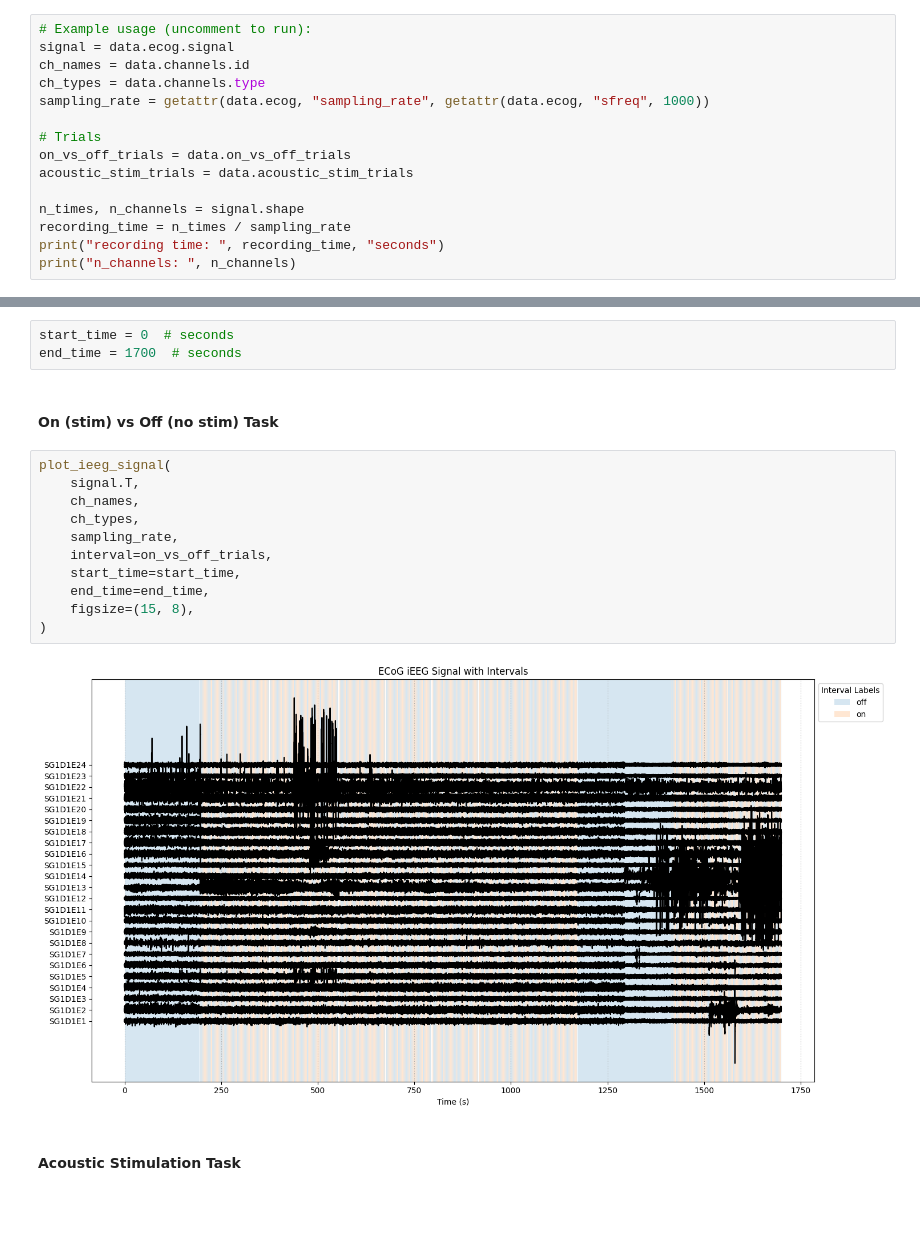
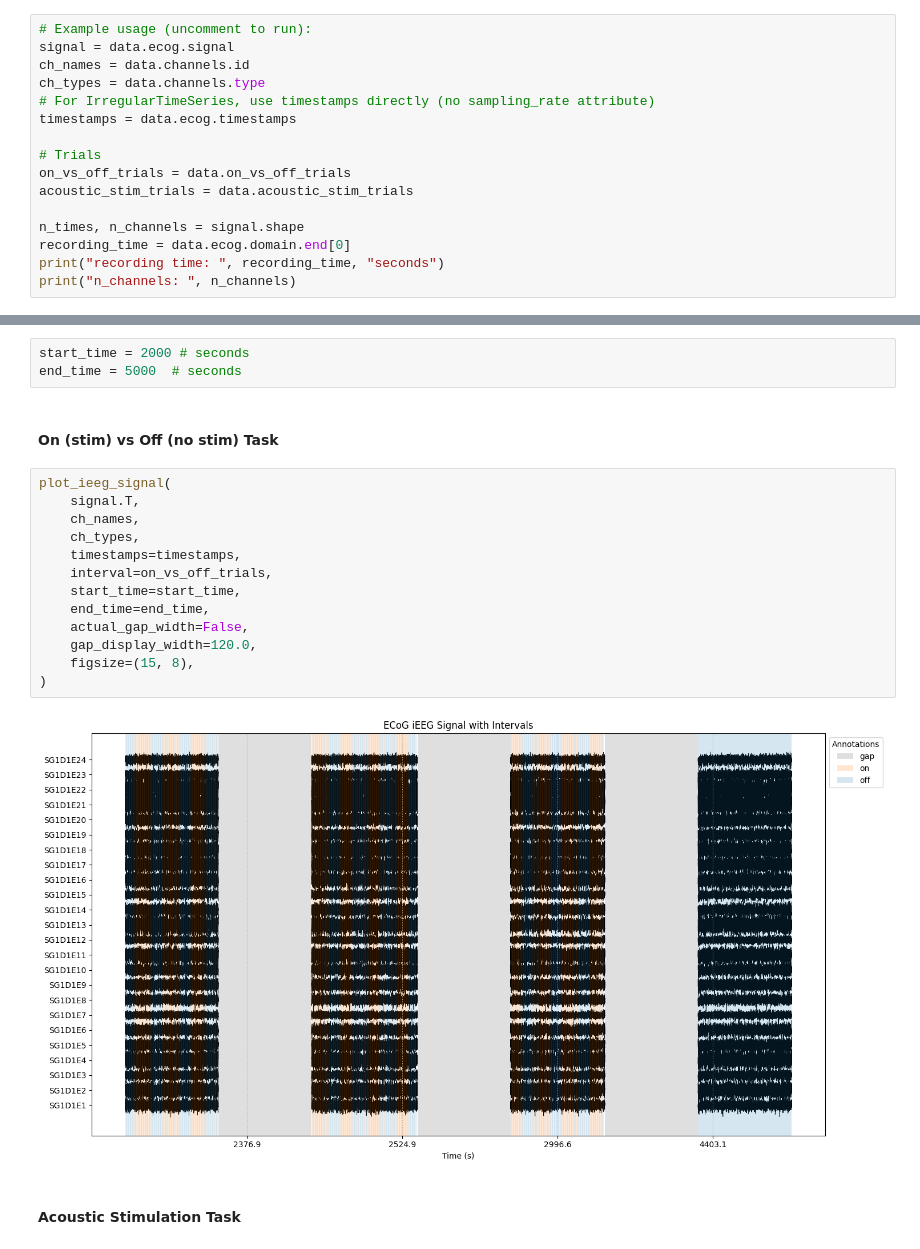
Before and after one commit to neuro-galaxy/brainsets, a Jupyter notebook: brainsets_pipelines/neurosoft_minipigs_2026/data_vis.ipynb, the cells around one changed output, grey strips where cells are left out. Cells and saved outputs as stored; diff of their text form; blank space fills up the shorter version.

Commit message:
Modified plotting function to accept irregular time series

```diff
--- a/brainsets_pipelines/neurosoft_minipigs_2026/data_vis.ipynb
+++ b/brainsets_pipelines/neurosoft_minipigs_2026/data_vis.ipynb
@@ -157,14 +250,15 @@ def plot_ieeg_signal(
 signal = data.ecog.signal
 ch_names = data.channels.id
 ch_types = data.channels.type
-sampling_rate = getattr(data.ecog, "sampling_rate", getattr(data.ecog, "sfreq", 1000))
+# For IrregularTimeSeries, use timestamps directly (no sampling_rate attribute)
+timestamps = data.ecog.timestamps
 
 # Trials
 on_vs_off_trials = data.on_vs_off_trials
 acoustic_stim_trials = data.acoustic_stim_trials
 
 n_times, n_channels = signal.shape
-recording_time = n_times / sampling_rate
+recording_time = data.ecog.domain.end[0]
 print("recording time: ", recording_time, "seconds")
 print("n_channels: ", n_channels)
 # %% [output]
@@ -172,22 +266,24 @@ recording time:  1710.5 seconds
 n_channels:  32
 # %%
-start_time = 0  # seconds
-end_time = 1700  # seconds
+start_time = 2000 # seconds
+end_time = 5000  # seconds
 # %% [markdown]
 #### On (stim) vs Off (no stim) Task
 # %%
 plot_ieeg_signal(
     signal.T,
     ch_names,
     ch_types,
-    sampling_rate,
+    timestamps=timestamps,
     interval=on_vs_off_trials,
     start_time=start_time,
     end_time=end_time,
+    actual_gap_width=False,
+    gap_display_width=120.0,
     figsize=(15, 8),
 )
 # %% [output]
-[figure, old version]
+[figure, new version]
 # %% [markdown]
 #### Acoustic Stimulation Task
 # %%
```
Also changed, not shown: parts of 3 cells of this notebook.
